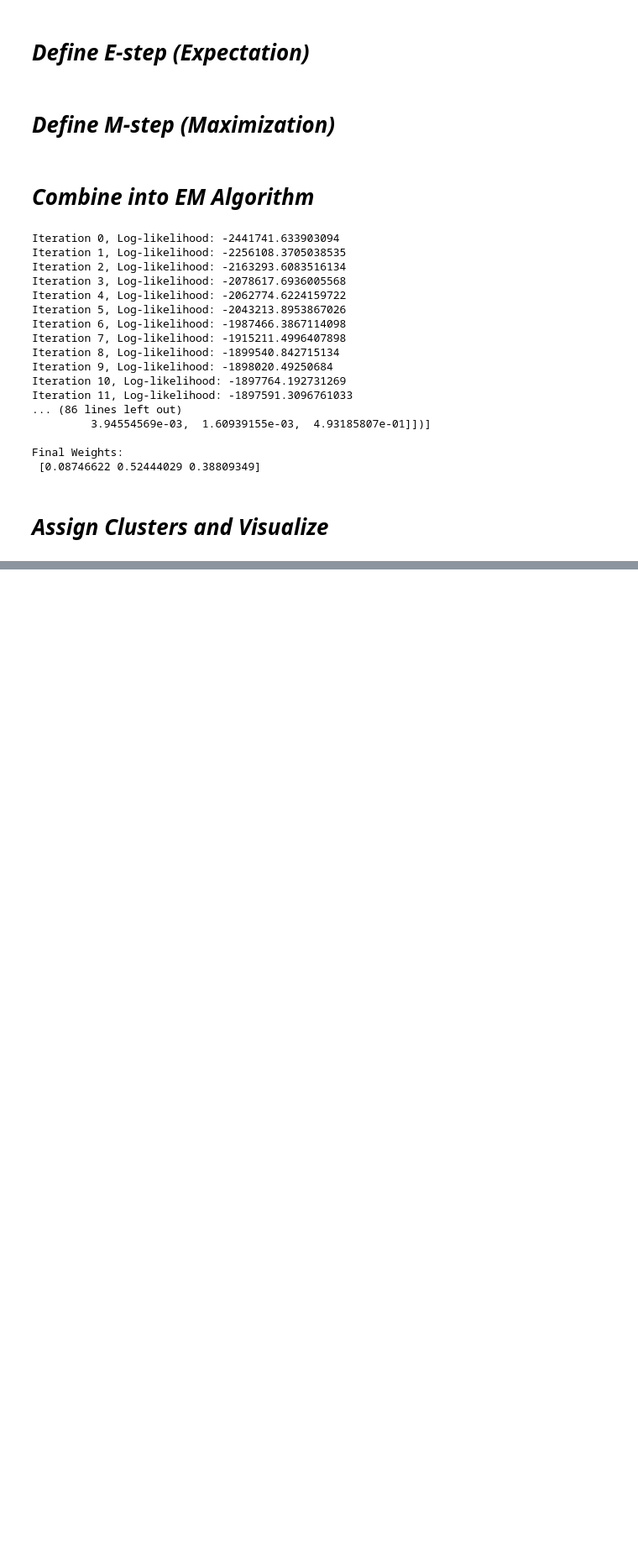
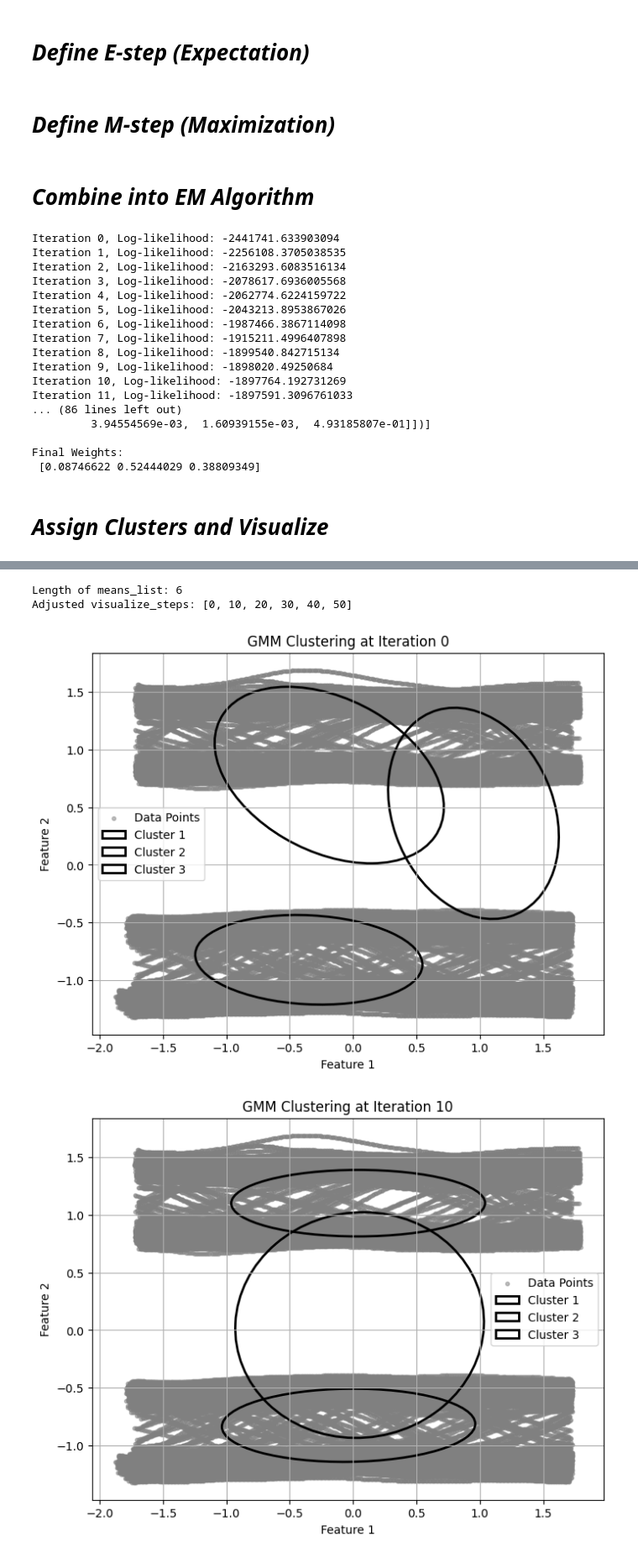
Before and after one commit to kavinkumarManielayaperumal/Employing-Gaussian-Mixture-Models-to-Determine-Traffic-Scenario-Similarities, a Jupyter notebook: model_that_runs_in_core_features_.ipynb, the cells around one changed output, grey strips where cells are left out. Shown at 84% size. Cells and saved outputs as stored; diff of their text form; code cells hidden in the pictures; blank space fills up the shorter version.

Commit message:
for the visualization

```diff
--- a/model_that_runs_in_core_features_.ipynb
+++ b/model_that_runs_in_core_features_.ipynb
@@ -259,10 +265,13 @@ num_clusters = 3
 max_iter = 100
 tol = 1e-6
 
-# Run the EM Algorithm on your dataset
-final_means, final_covariances, final_weights, final_responsibilities = run_em_algorithm(
-    X, num_clusters, max_iter, tol
-)
+# Specify iterations for visualization
+visualize_steps = [0, 30,60,90]
+
+# Run the EM algorithm with visualization steps
+final_means, final_covariances, final_weights, final_responsibilities, means_list, covariances_list, weights_list,saved_iterations = run_em_algorithm(
+    X, num_clusters=3, max_iter=100, tol=1e-6, visualize_steps=visualize_steps)
+
 
 # Print final parameters for verification
 print("\nFinal Means:\n", final_means)
@@ -375,0 +310,7 @@ ValueError: Shape of passed values is (100, 3), indices imply (100, 6)
+# %%
+print(f"Length of means_list: {len(means_list)}")
+#saved_iterations = list(range(0, len(means_list)))  # Automatically set visualize steps
+print(f"Adjusted visualize_steps: {saved_iterations}")
+# %% [output]
+Length of means_list: 6
+Adjusted visualize_steps: [0, 10, 20, 30, 40, 50]
@@ -375,0 +388,6 @@ ValueError: Shape of passed values is (100, 3), indices imply (100, 6)
+# %%
+# Call the visualization function
+visualize_gmm_progression(X, means_list, covariances_list, weights_list, saved_iterations, feature_idx1=0, feature_idx2=1)
+# %% [output]
+[figure, added]
+[figure, added]
```
Also changed, not shown: parts of 7 cells of this notebook.
